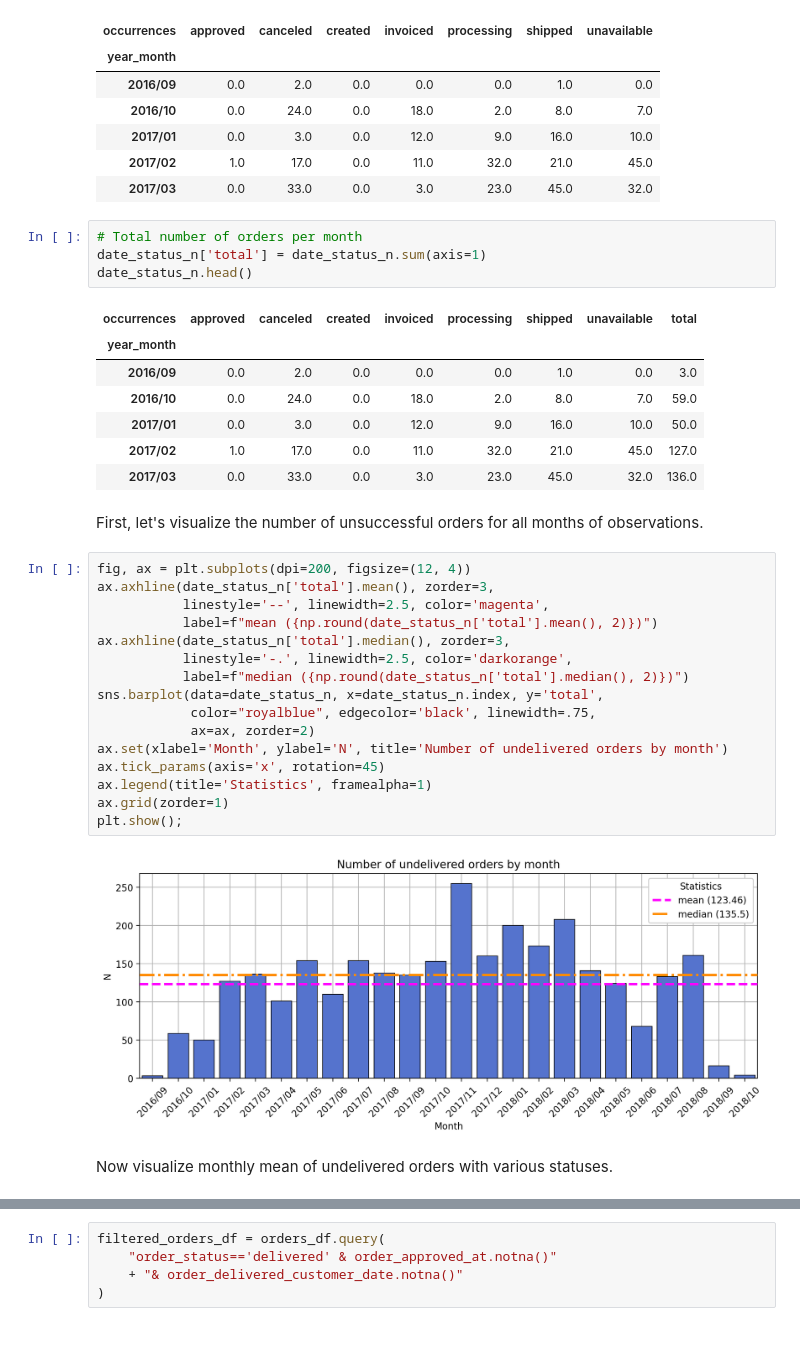
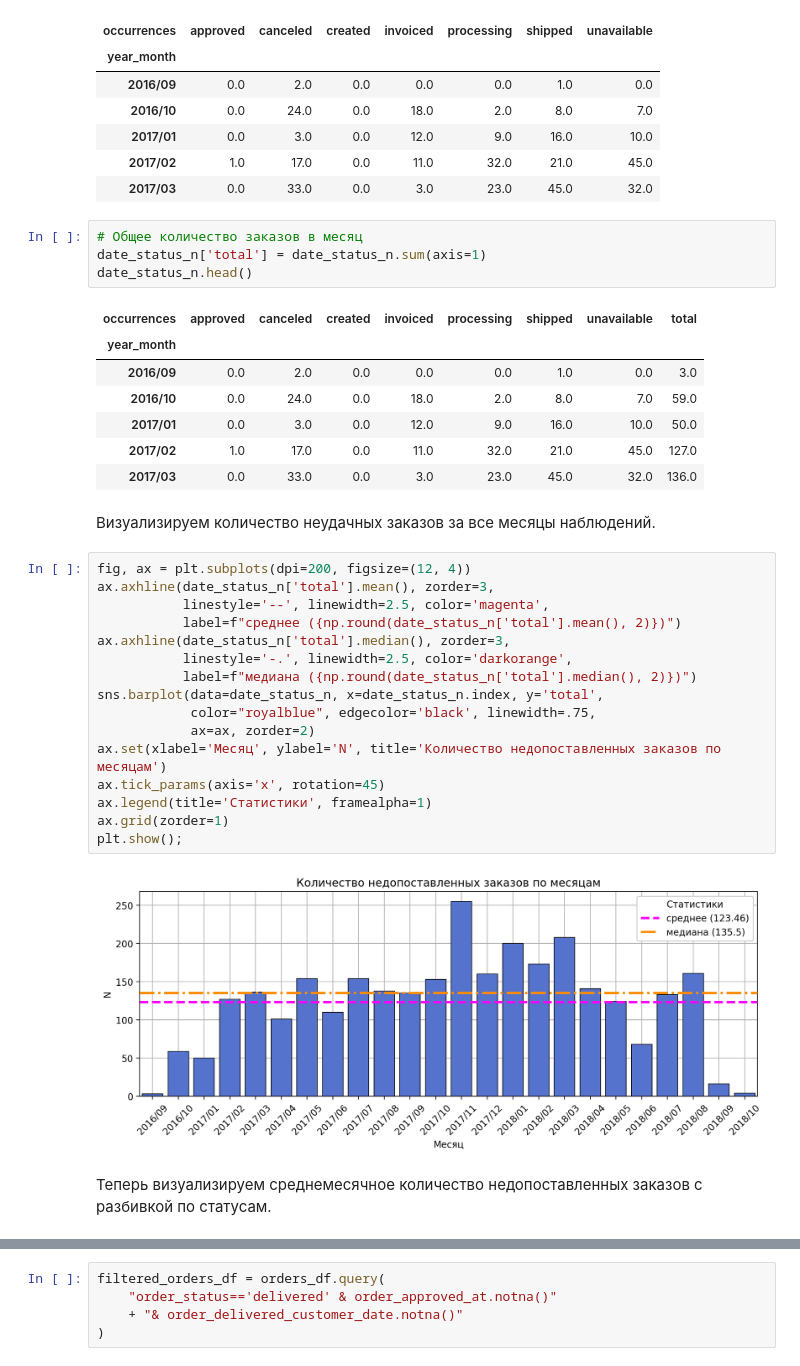
Before and after one commit to iegorushkin/data_analyst-karpov.courses, a Jupyter notebook: python_milestone/main.ipynb, the cells around one changed output, grey strips where cells are left out. Saved outputs shown, nothing was run; the diff lists cells and outputs as text; blank space fills up the shorter version.

```diff
--- a/python_milestone/main.ipynb
+++ b/python_milestone/main.ipynb
@@ -314,7 +313,7 @@ date_status_n.head()
 | 2017/02 | 1.0 | 17.0 | 0.0 | 11.0 | 32.0 | 21.0 | 45.0 |
 | 2017/03 | 0.0 | 33.0 | 0.0 | 3.0 | 23.0 | 45.0 | 32.0 |
 # %%
-# Total number of orders per month
+# Общее количество заказов в месяц
 date_status_n['total'] = date_status_n.sum(axis=1)
 date_status_n.head()
 # %% [output]
@@ -326,27 +325,27 @@ date_status_n.head()
 | 2017/02 | 1.0 | 17.0 | 0.0 | 11.0 | 32.0 | 21.0 | 45.0 | 127.0 |
 | 2017/03 | 0.0 | 33.0 | 0.0 | 3.0 | 23.0 | 45.0 | 32.0 | 136.0 |
 # %% [markdown]
-First, let's visualize the number of unsuccessful orders for all months of observations.
+Визуализируем количество неудачных заказов за все месяцы наблюдений.
 # %%
 fig, ax = plt.subplots(dpi=200, figsize=(12, 4))
 ax.axhline(date_status_n['total'].mean(), zorder=3,
            linestyle='--', linewidth=2.5, color='magenta',
-           label=f"mean ({np.round(date_status_n['total'].mean(), 2)})")
+           label=f"среднее ({np.round(date_status_n['total'].mean(), 2)})")
 ax.axhline(date_status_n['total'].median(), zorder=3,
            linestyle='-.', linewidth=2.5, color='darkorange',
-           label=f"median ({np.round(date_status_n['total'].median(), 2)})")
+           label=f"медиана ({np.round(date_status_n['total'].median(), 2)})")
 sns.barplot(data=date_status_n, x=date_status_n.index, y='total',
             color="royalblue", edgecolor='black', linewidth=.75,
             ax=ax, zorder=2)
-ax.set(xlabel='Month', ylabel='N', title='Number of undelivered orders by month')
+ax.set(xlabel='Месяц', ylabel='N', title='Количество недопоставленных заказов по месяцам')
 ax.tick_params(axis='x', rotation=45)
-ax.legend(title='Statistics', framealpha=1)
+ax.legend(title='Статистики', framealpha=1)
 ax.grid(zorder=1)
 plt.show();
 # %% [output]
-[figure, old version]
+[figure, new version]
 # %% [markdown]
-Now visualize monthly mean of undelivered orders with various statuses.
+Теперь визуализируем среднемесячное количество недопоставленных заказов с разбивкой по статусам.
 # %%
 mean_series = date_status_n.iloc[:, :-1].mean().sort_values()
 
```
Also changed, not shown: parts of 92 cells of this notebook.
